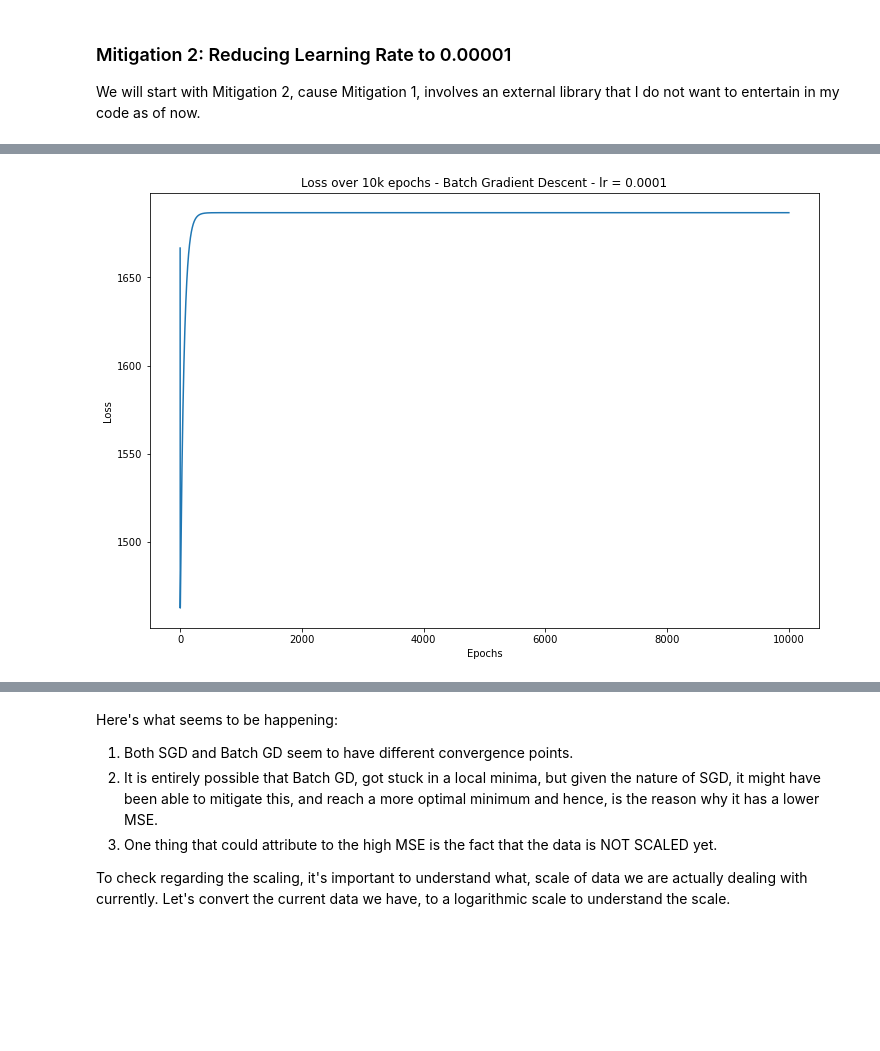
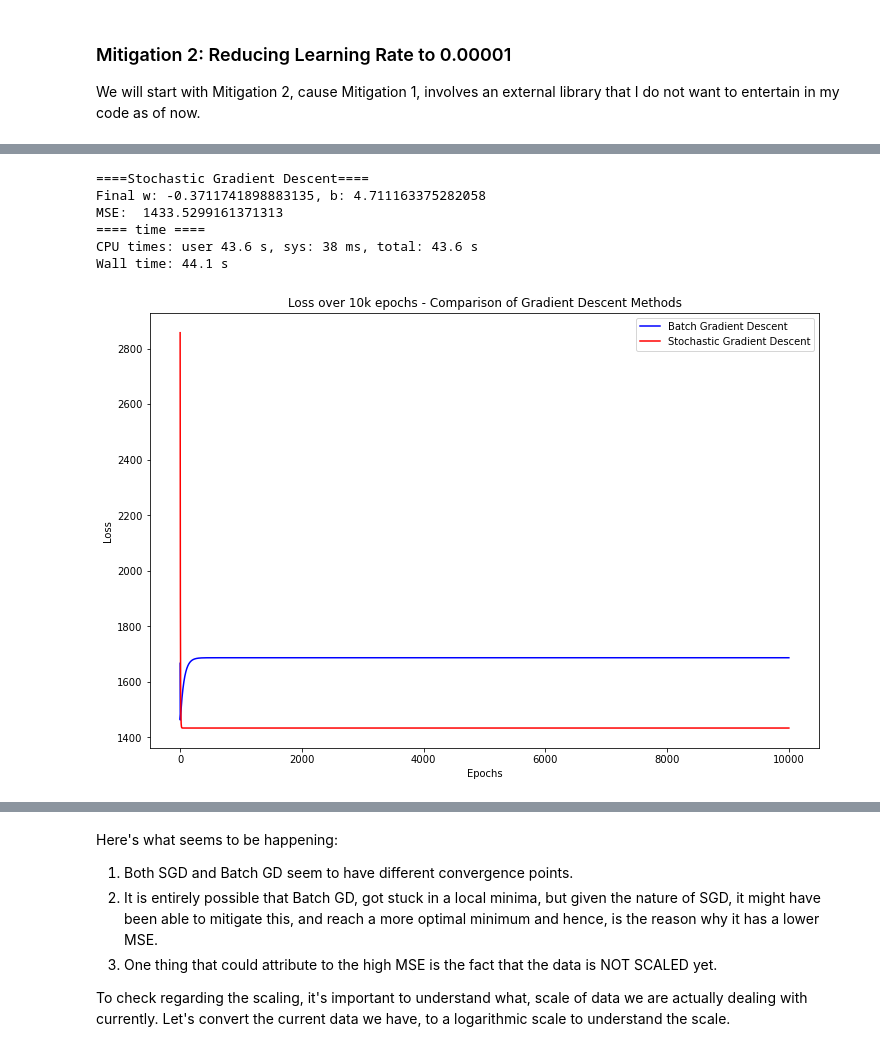
Before and after one commit to vishprivenkat/backpropagating-bananas, a Jupyter notebook: Gradient Descent /gradient_descent_from_scratch.ipynb, the cells around one changed output, grey strips where cells are left out. Cells and saved outputs as stored; diff of their text form; code cells hidden in the pictures; blank space fills up the shorter version.

```diff
--- a/Gradient Descent /gradient_descent_from_scratch.ipynb
+++ b/Gradient Descent /gradient_descent_from_scratch.ipynb
@@ -190,10 +175,26 @@ Wall time: 1min 15s
+# %%
+%%time
+print("\n====Stochastic Gradient Descent====")
+w_2_1, b_2_1, loss_2_1 = stochastic_gradient_descent(X_1, y_1, lr = 0.0001, epochs = 10000)
+print(f"Final w: {w_2_1}, b: {b_2_1}")
+mse_val_2_1 = calculate_mse(X_1, y_1, w_2_1, b_2_1)
+print("MSE: ", mse_val_2_1)
+print("==== time ====")
+# %% [output]
+====Stochastic Gradient Descent====
+Final w: -0.3711741898883135, b: 4.711163375282058
+MSE:  1433.5299161371313
+==== time ====
+CPU times: user 43.6 s, sys: 38 ms, total: 43.6 s
+Wall time: 44.1 s
 # %%
-import matplotlib.pyplot as plt
 plt.figure(figsize=(12, 8))
-plt.plot(loss_1_1)
+plt.plot(loss_1_1, color='blue', label='Batch Gradient Descent')
+plt.plot(loss_2_1, color='red', label='Stochastic Gradient Descent')
 plt.xlabel('Epochs')
 plt.ylabel('Loss')
-plt.title('Loss over 10k epochs - Batch Gradient Descent - lr = 0.0001')
+plt.title('Loss over 10k epochs - Comparison of Gradient Descent Methods')
+plt.legend()
 plt.show()
 # %% [output]
-[figure, old version]
+[figure, new version]
```
Also changed, not shown: parts of 8 cells of this notebook, 1 other file.
